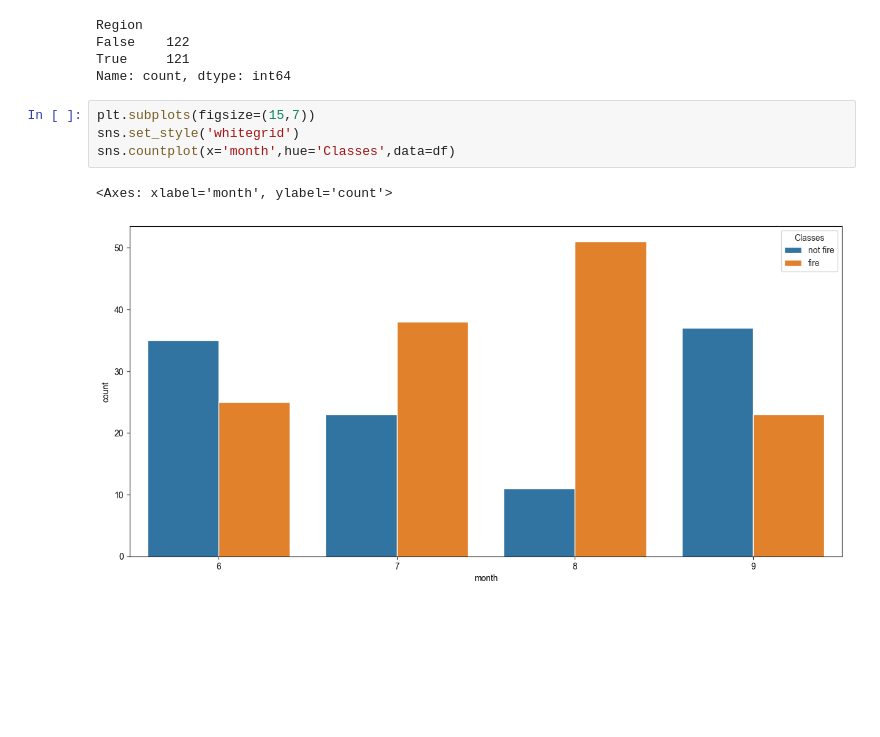
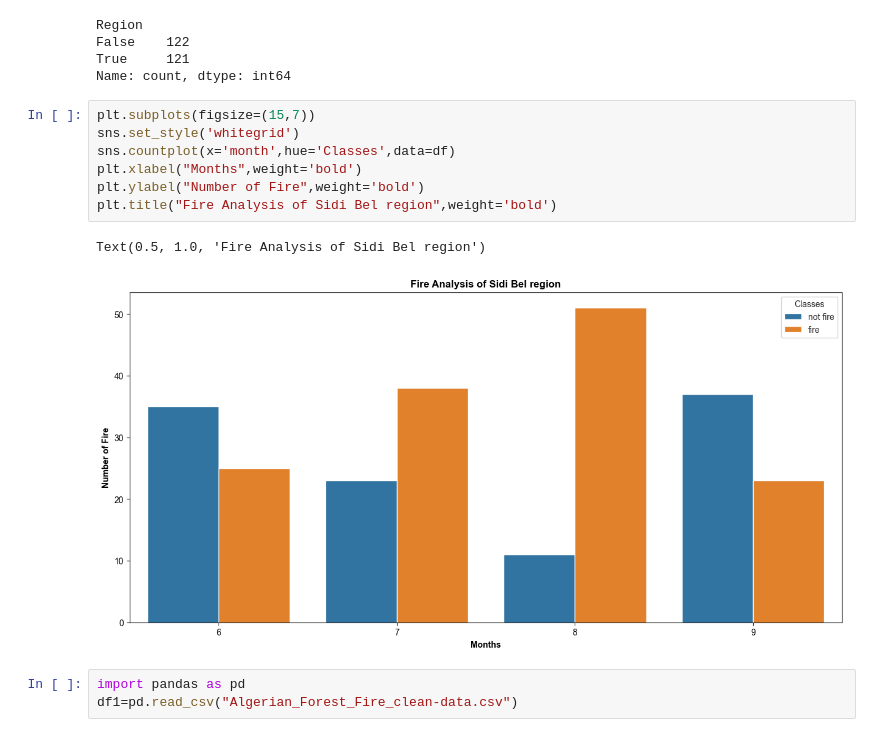
Before and after one commit to Khan-Ramsha/Data-Science, a Jupyter notebook: EDA/Algerian-Forest-Fire.ipynb, the cells around one changed output. Cells and saved outputs as stored; diff of their text form; blank space fills up the shorter version.

```diff
--- a/EDA/Algerian-Forest-Fire.ipynb
+++ b/EDA/Algerian-Forest-Fire.ipynb
@@ -499,7 +542,13 @@ Name: count, dtype: int64
 # %%
 plt.subplots(figsize=(15,7))
 sns.set_style('whitegrid')
 sns.countplot(x='month',hue='Classes',data=df)
+plt.xlabel("Months",weight='bold')
+plt.ylabel("Number of Fire",weight='bold')
+plt.title("Fire Analysis of Sidi Bel region",weight='bold')
 # %% [output]
-<Axes: xlabel='month', ylabel='count'>
+Text(0.5, 1.0, 'Fire Analysis of Sidi Bel region')
-[figure, old version]
+[figure, new version]
+# %%
+import pandas as pd
+df1=pd.read_csv("Algerian_Forest_Fire_clean-data.csv")
```
Also changed, not shown: parts of 14 cells of this notebook, 4 other files.
